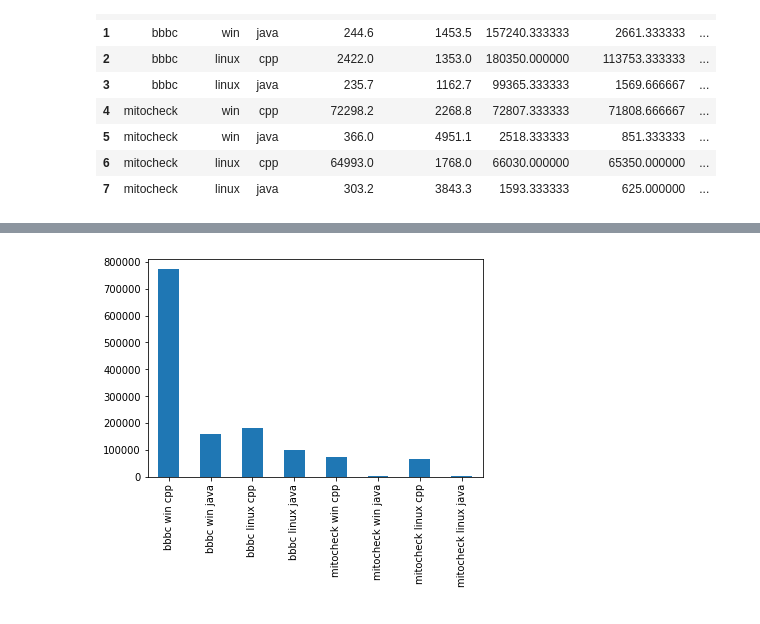
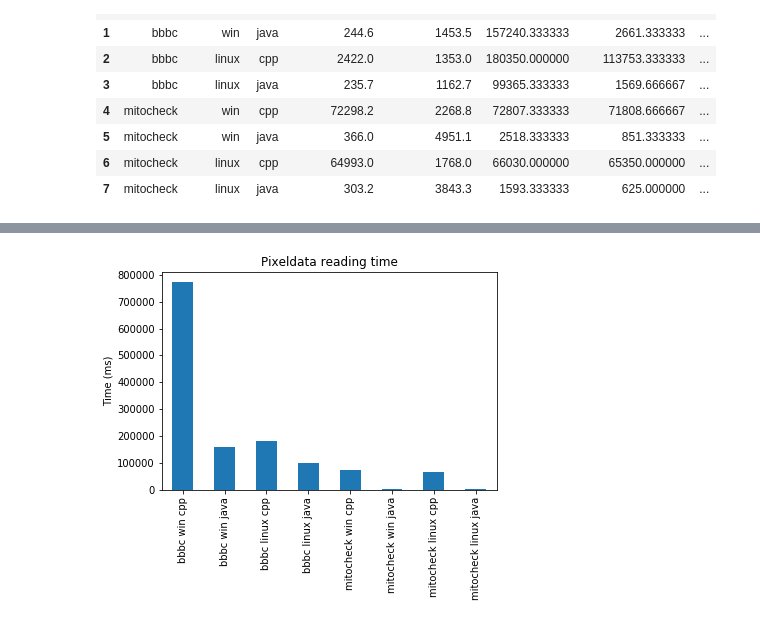
Before and after one commit to ome/ome-files-performance, a Jupyter notebook: Statistics.ipynb, the cells around one changed output, grey strips where cells are left out. Saved outputs shown, nothing was run; the diff lists cells and outputs as text; code cells hidden in the pictures.

```diff
--- a/Statistics.ipynb
+++ b/Statistics.ipynb
@@ -67,10 +72,12 @@ plt.show()
 # %%
 f= plt.figure()
 ax = d['pixeldata.read'].plot(kind='bar')
+ax.set_title('Pixeldata reading time')
 ax.set_xticklabels(d.data + ' ' + d.platform + ' ' + d.lang)
+ax.set_ylabel('Time (ms)')
 plt.show()
 # %% [output]
-[figure, old version]
+[figure, new version]
 # %%
 plt.figure()
 cols = ['pixeldata.read.init', 'pixeldata.read.pixels']
```
Also changed, not shown: parts of 6 cells of this notebook.
